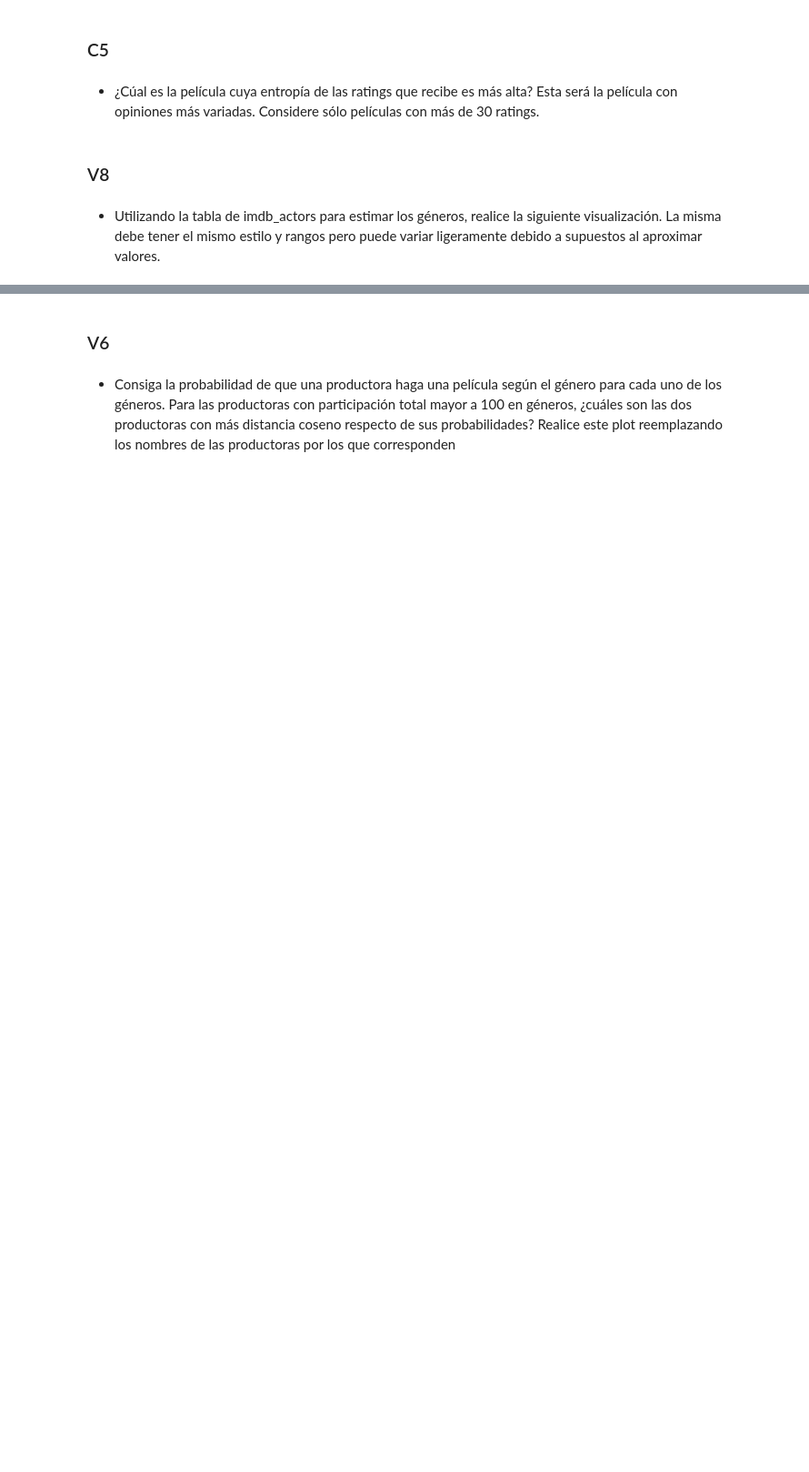
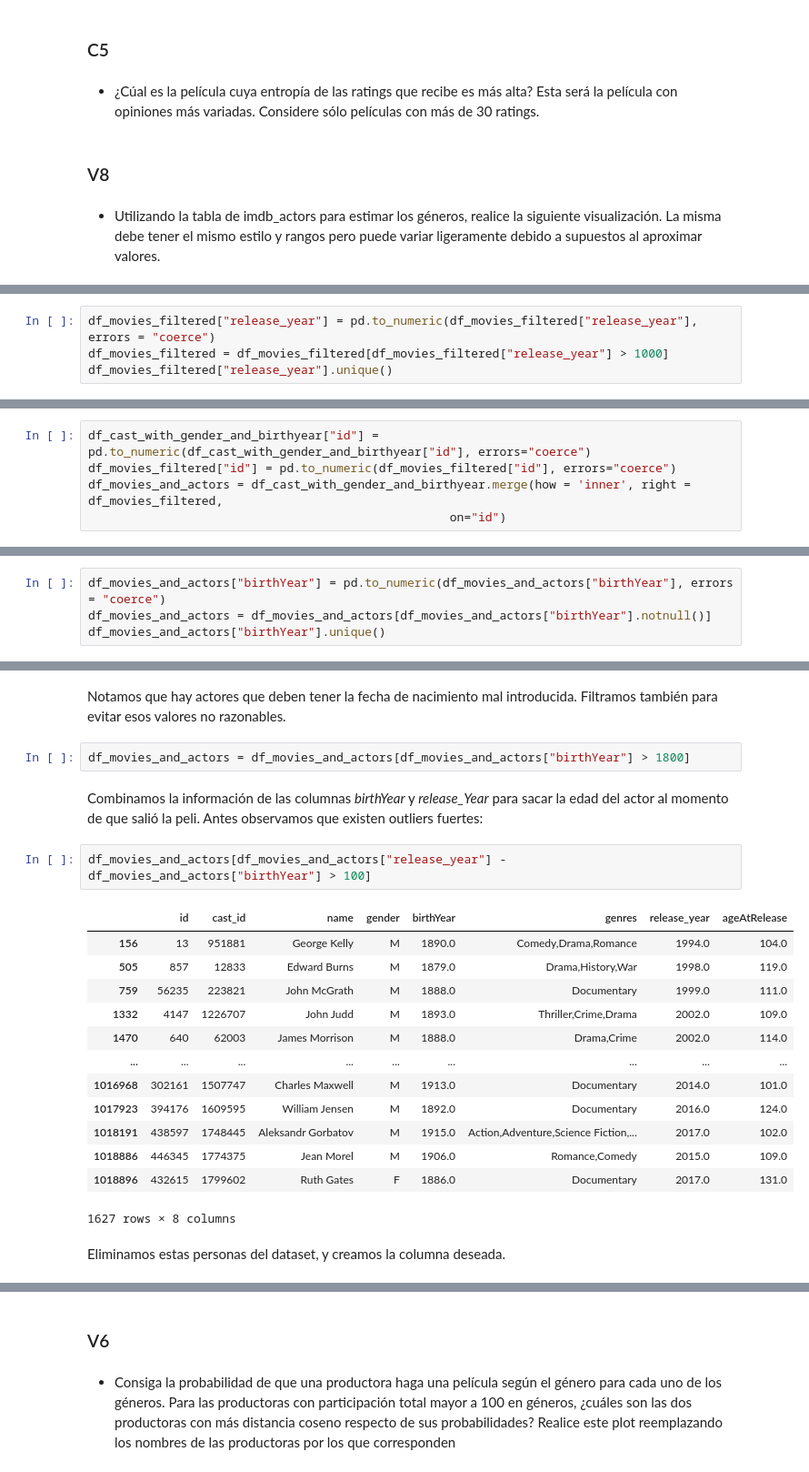
Before and after one commit to Nacho2904/orga_de_datos, a Jupyter notebook: tp_1.ipynb, the cells around one changed output, grey strips where cells are left out. Shown at 91% size. Saved outputs shown, nothing was run; the diff lists cells and outputs as text; blank space fills up the shorter version.

```diff
--- a/tp_1.ipynb
+++ b/tp_1.ipynb
@@ -690,0 +690,4 @@ nltk.corpus.stopwords.words('english')
+# %%
+df_movies_filtered["release_year"] = pd.to_numeric(df_movies_filtered["release_year"], errors = "coerce")
+df_movies_filtered = df_movies_filtered[df_movies_filtered["release_year"] > 1000]
+df_movies_filtered["release_year"].unique()
@@ -690,0 +712,5 @@ nltk.corpus.stopwords.words('english')
+# %%
+df_cast_with_gender_and_birthyear["id"] = pd.to_numeric(df_cast_with_gender_and_birthyear["id"], errors="coerce")
+df_movies_filtered["id"] = pd.to_numeric(df_movies_filtered["id"], errors="coerce")
+df_movies_and_actors = df_cast_with_gender_and_birthyear.merge(how = 'inner', right = df_movies_filtered,
+                                                   on="id")
@@ -690,0 +728,4 @@ nltk.corpus.stopwords.words('english')
+# %%
+df_movies_and_actors["birthYear"] = pd.to_numeric(df_movies_and_actors["birthYear"], errors = "coerce")
+df_movies_and_actors = df_movies_and_actors[df_movies_and_actors["birthYear"].notnull()]
+df_movies_and_actors["birthYear"].unique()
@@ -690,0 +753,24 @@ nltk.corpus.stopwords.words('english')
+# %% [markdown]
+Notamos que hay actores que deben tener la fecha de nacimiento mal introducida. Filtramos también para evitar esos valores no razonables.
+# %%
+df_movies_and_actors = df_movies_and_actors[df_movies_and_actors["birthYear"] > 1800]
+# %% [markdown]
+Combinamos la información de las columnas *birthYear* y *release_Year* para sacar la edad del actor al momento de que salió la peli. Antes observamos que existen outliers fuertes:
+# %%
+df_movies_and_actors[df_movies_and_actors["release_year"] - df_movies_and_actors["birthYear"] > 100]
+# %% [output]
+|  | id | cast_id | name | gender | birthYear | genres | release_year | ageAtRelease |
+| 156 | 13 | 951881 | George Kelly | M | 1890.0 | Comedy,Drama,Romance | 1994.0 | 104.0 |
+| 505 | 857 | 12833 | Edward Burns | M | 1879.0 | Drama,History,War | 1998.0 | 119.0 |
+| 759 | 56235 | 223821 | John McGrath | M | 1888.0 | Documentary | 1999.0 | 111.0 |
+| 1332 | 4147 | 1226707 | John Judd | M | 1893.0 | Thriller,Crime,Drama | 2002.0 | 109.0 |
+| 1470 | 640 | 62003 | James Morrison | M | 1888.0 | Drama,Crime | 2002.0 | 114.0 |
+| ... | ... | ... | ... | ... | ... | ... | ... | ... |
+| 1016968 | 302161 | 1507747 | Charles Maxwell | M | 1913.0 | Documentary | 2014.0 | 101.0 |
+| 1017923 | 394176 | 1609595 | William Jensen | M | 1892.0 | Documentary | 2016.0 | 124.0 |
+| 1018191 | 438597 | 1748445 | Aleksandr Gorbatov | M | 1915.0 | Action,Adventure,Science Fiction,... | 2017.0 | 102.0 |
+| 1018886 | 446345 | 1774375 | Jean Morel | M | 1906.0 | Romance,Comedy | 2015.0 | 109.0 |
+| 1018896 | 432615 | 1799602 | Ruth Gates | F | 1886.0 | Documentary | 2017.0 | 131.0 |
+1627 rows × 8 columns
+# %% [markdown]
+Eliminamos estas personas del dataset, y creamos la columna deseada.
```
Also changed, not shown: parts of 96 cells of this notebook.
